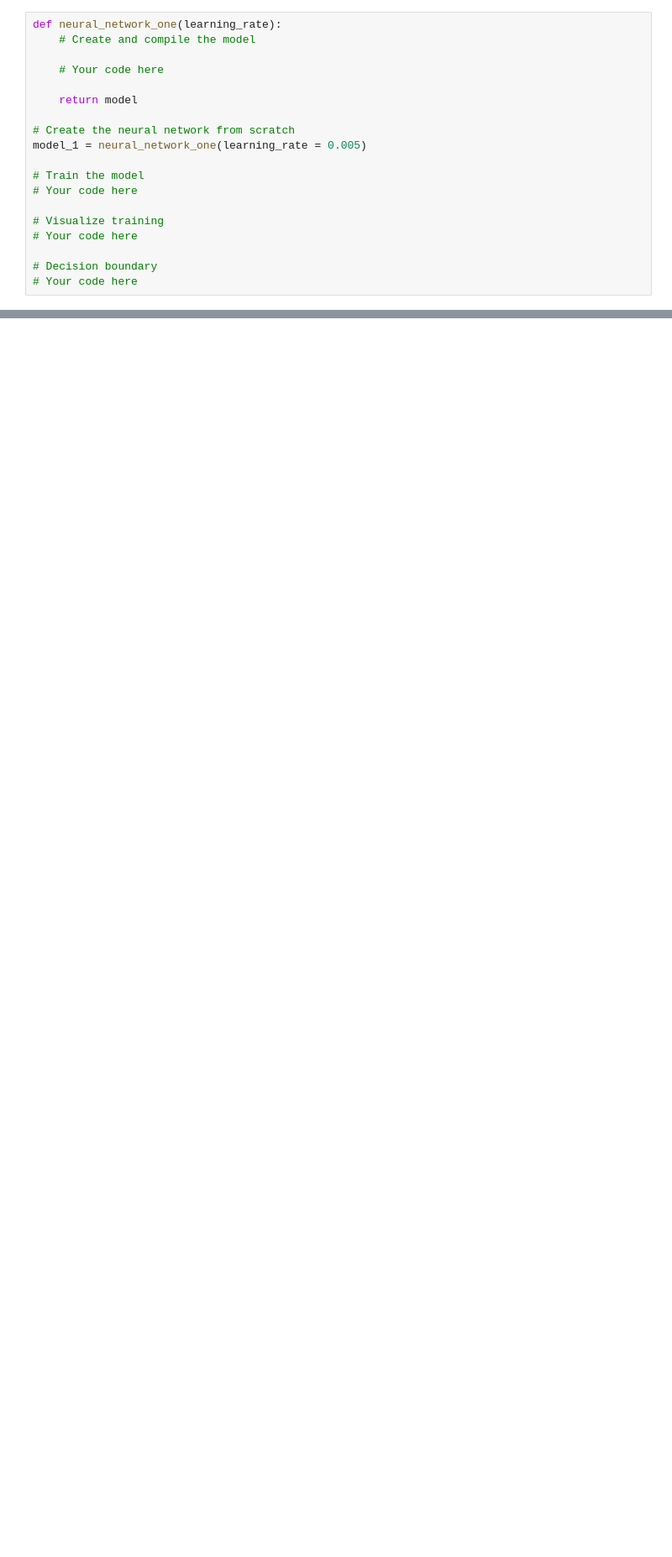
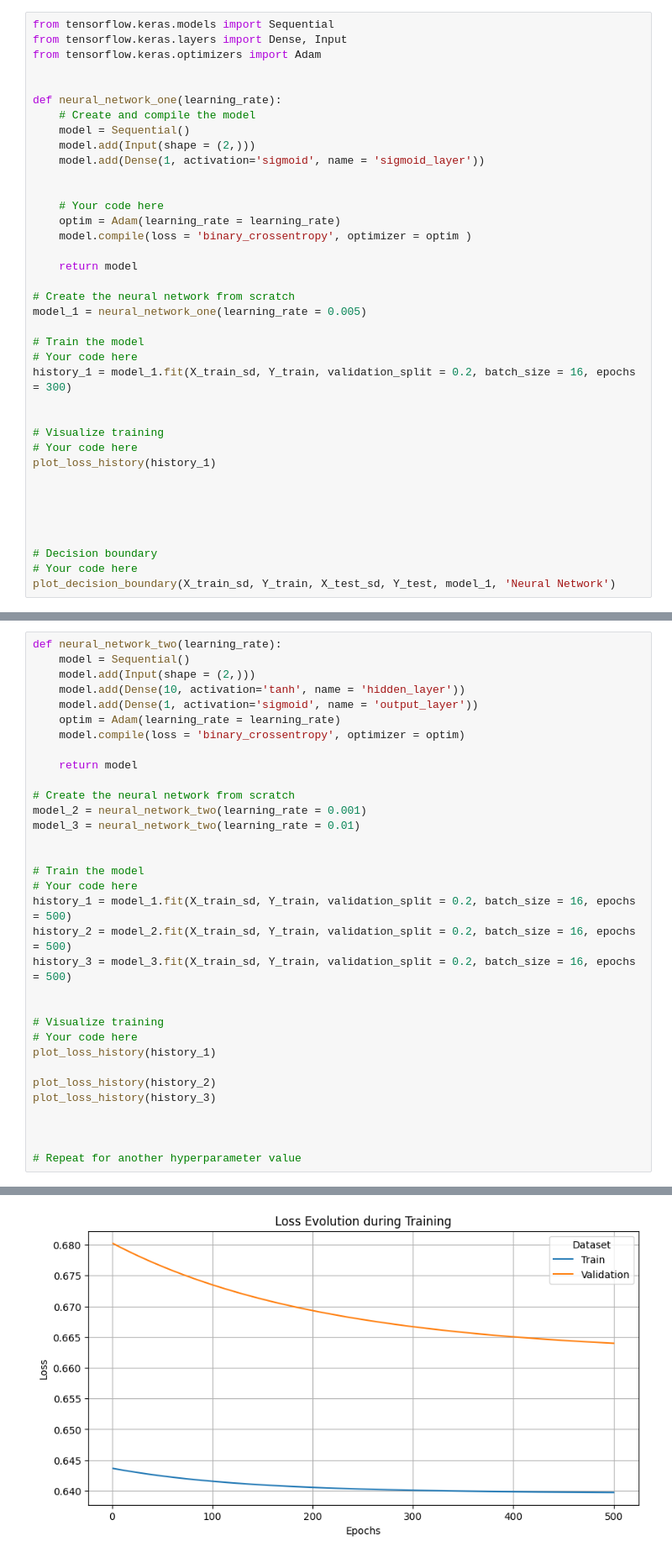
Before and after one commit to UO288511/Inteligentes, a Jupyter notebook: PL4/Lab4.2-Neural Networks (Classification).ipynb, the cells around one changed output, grey strips where cells are left out. Shown at 84% size. Cells and saved outputs as stored; diff of their text form; blank space fills up the shorter version.

```diff
--- a/PL4/Lab4.2-Neural Networks (Classification).ipynb
+++ b/PL4/Lab4.2-Neural Networks (Classification).ipynb
@@ -307,10 +301,21 @@ Therefore, in addition to adding a sigmoid to the output layer, we must also cha
     Train with a validation set of 20%, for 300 epochs, with a batch size of 16 and a learning rate of 0.005.
 </div>
 # %%
+from tensorflow.keras.models import Sequential
+from tensorflow.keras.layers import Dense, Input
+from tensorflow.keras.optimizers import Adam
+
+
 def neural_network_one(learning_rate):
     # Create and compile the model
+    model = Sequential()
+    model.add(Input(shape = (2,)))
+    model.add(Dense(1, activation='sigmoid', name = 'sigmoid_layer'))
+
 
     # Your code here
+    optim = Adam(learning_rate = learning_rate)
+    model.compile(loss = 'binary_crossentropy', optimizer = optim )
 
     return model
 
@@ -319,12 +324,20 @@ model_1 = neural_network_one(learning_rate = 0.005)
 
 # Train the model
 # Your code here
+history_1 = model_1.fit(X_train_sd, Y_train, validation_split = 0.2, batch_size = 16, epochs = 300)
+
 
 # Visualize training
 # Your code here
+plot_loss_history(history_1)
+
+
+
+
 
 # Decision boundary
 # Your code here
+plot_decision_boundary(X_train_sd, Y_train, X_test_sd, Y_test, model_1, 'Neural Network')
 # %% [markdown]
 <div class="alert alert-block alert-info">
     <b>Exercise:</b> Evaluate the previous model on Test using <code>.predict()</code> and <code>evaluate_model</code>. Add the result to the table.
@@ -403,0 +409,34 @@ model_2 = neural_network_two(learning_rate = 0.001)
+# %%
+def neural_network_two(learning_rate):
+    model = Sequential()
+    model.add(Input(shape = (2,)))
+    model.add(Dense(10, activation='tanh', name = 'hidden_layer'))
+    model.add(Dense(1, activation='sigmoid', name = 'output_layer'))
+    optim = Adam(learning_rate = learning_rate)
+    model.compile(loss = 'binary_crossentropy', optimizer = optim)
+
+    return model
+
+# Create the neural network from scratch
+model_2 = neural_network_two(learning_rate = 0.001)
+model_3 = neural_network_two(learning_rate = 0.01)
+
+
+# Train the model
+# Your code here
+history_1 = model_1.fit(X_train_sd, Y_train, validation_split = 0.2, batch_size = 16, epochs = 500)
+history_2 = model_2.fit(X_train_sd, Y_train, validation_split = 0.2, batch_size = 16, epochs = 500)
+history_3 = model_3.fit(X_train_sd, Y_train, validation_split = 0.2, batch_size = 16, epochs = 500)
+
+
+# Visualize training
+# Your code here
+plot_loss_history(history_1)
+
+plot_loss_history(history_2)
+plot_loss_history(history_3)
+
+
+
+# Repeat for another hyperparameter value
+# %% [output]
@@ -403,0 +460 @@ model_2 = neural_network_two(learning_rate = 0.001)
+[figure, added]
```
Also changed, not shown: parts of 29 cells of this notebook.
